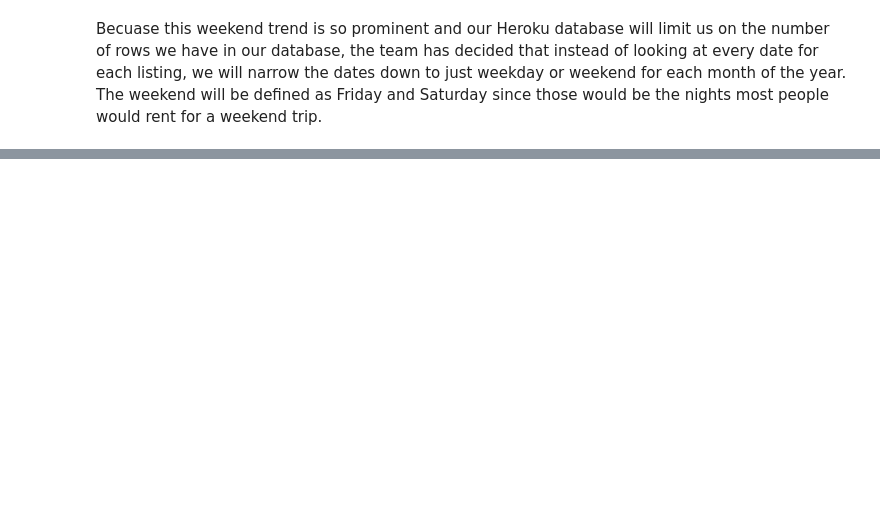
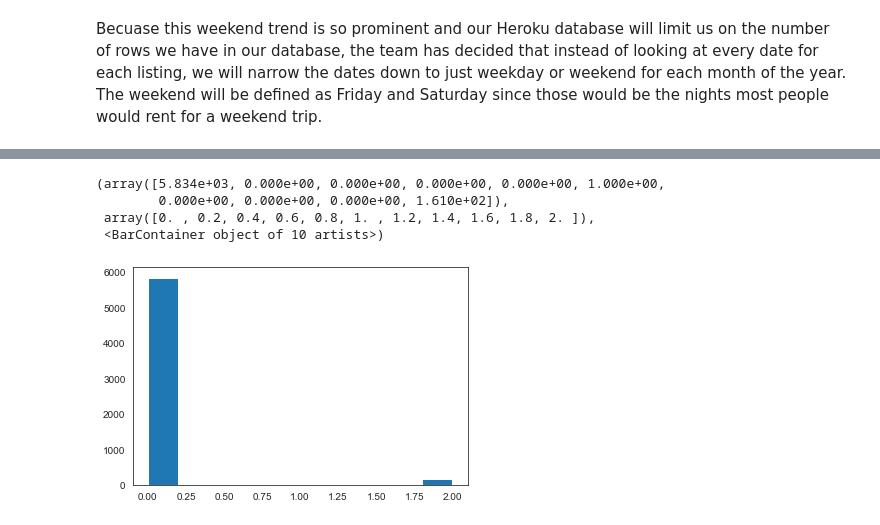
Before and after one commit to whitneylosinski/Eat.Sleep.Data, a Jupyter notebook: Notebooks/Airbnb_Analysis.ipynb, the cells around one changed output, grey strips where cells are left out. Drawn from its saved outputs; the diff is of its cells as text; code cells hidden in the pictures; blank space fills up the shorter version.

```diff
--- a/Notebooks/Airbnb_Analysis.ipynb
+++ b/Notebooks/Airbnb_Analysis.ipynb
@@ -481,0 +651,12 @@ Name: minimum_nights, dtype: int64
+# %%
+# Sum the values from all the bathroom-related columns into one "Bathroom_Grouped" column:
+amenities_df["Bathroom_Summed"] = amenities_df[["bathroom_essentials", "bath_towel"]].sum(axis=1)
+
+#See a histogram for values:
+plt.hist(amenities_df["Bathroom_Summed"])
+# %% [output]
+(array([5.834e+03, 0.000e+00, 0.000e+00, 0.000e+00, 0.000e+00, 1.000e+00,
+        0.000e+00, 0.000e+00, 0.000e+00, 1.610e+02]),
+ array([0. , 0.2, 0.4, 0.6, 0.8, 1. , 1.2, 1.4, 1.6, 1.8, 2. ]),
+ <BarContainer object of 10 artists>)
+[figure, added]
```
Also changed, not shown: parts of 63 cells of this notebook.
